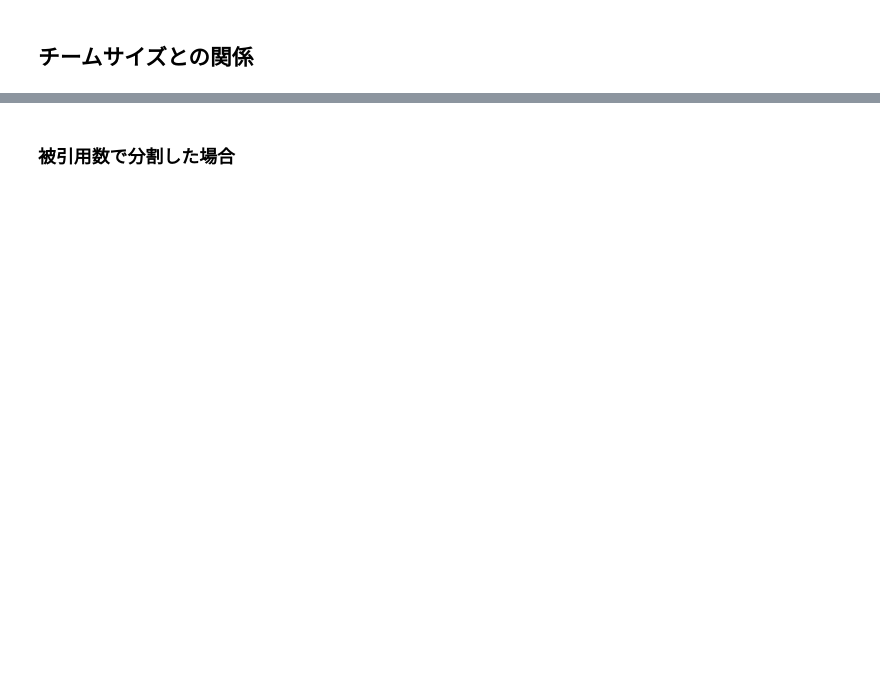
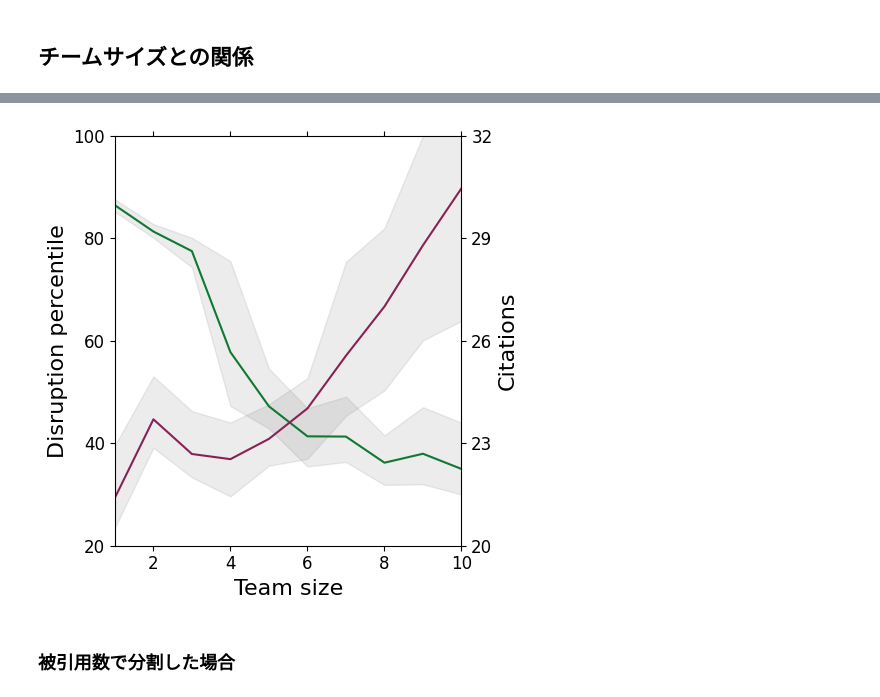
Before and after one commit to ScisciJP/tutorial_jp, a Jupyter notebook: 3-Disruptiveness.ipynb, the cells around one changed output, grey strips where cells are left out. Drawn from its saved outputs; the diff is of its cells as text; code cells hidden in the pictures; blank space fills up the shorter version.

```diff
--- a/3-Disruptiveness.ipynb
+++ b/3-Disruptiveness.ipynb
@@ -407,0 +401,17 @@ plt.show()
+# %%
+teamsize,impact,disruption,referenceAge, referencePopularity = np.array(W).T
+
+#aggregate data by team size
+impPaper=defaultdict(lambda:[])
+disPaper=defaultdict(lambda:[])
+depPaper=defaultdict(lambda:[])
+popPaper=defaultdict(lambda:[])
+for ts,imp,disrupt,refAge, refPop in W:
+    if 1<=ts<=10:
+        impPaper[ts].append(imp)
+        disPaper[ts].append(disrupt)
+        depPaper[ts].append(refAge)
+        popPaper[ts].append(refPop)
+
+DisruptionPaper=random.sample(list(disruption),10000)
+stats.percentileofscore(DisruptionPaper,0)#test with zero value , which should be around ~70
@@ -408,3 +457,30 @@ plt.show()
+# %%
+fig = plt.figure(figsize=(5,5),facecolor='white')
+
+host = host_subplot(111)
+plt.subplots_adjust(right=1)
+host.tick_params(axis='x', which='both',bottom='on',top='off')
+par1 = host.twinx()
+
+host.plot(xdisPaper,ydisPaper, label="Disruption",color='#117733')
+par1.plot(ximpPaper,yimpPaper, label="Impact",color='#882255')
+host.fill_between(range(1,11), ydisPaperCIa,ydisPaperCIb,color='gray',alpha=0.15)
+par1.fill_between(range(1,11), yimpPaperCIa,yimpPaperCIb,color='gray',alpha=0.15)
+
+host.set_xlim(1, 10)
+host.set_ylim(20,100)
+host.set_yticks([20,40,60,80,100])
+par1.set_ylim(20,32)
+par1.set_yticks([20,23,26,29,32])
+host.set_xlabel('Team size',size=16)
+host.set_ylabel('Disruption percentile',size=16)
+par1.set_ylabel('Citations',size=16)
+host.tick_params(axis='both', which='major', labelsize=12)
+par1.tick_params(axis='both', which='major', labelsize=12)
+
+plt.tight_layout()
+# %% [output]
+[figure, added]
 # %% [markdown]
 ### 被引用数で分割した場合
 # %%
```
Also changed, not shown: parts of 10 cells of this notebook.
